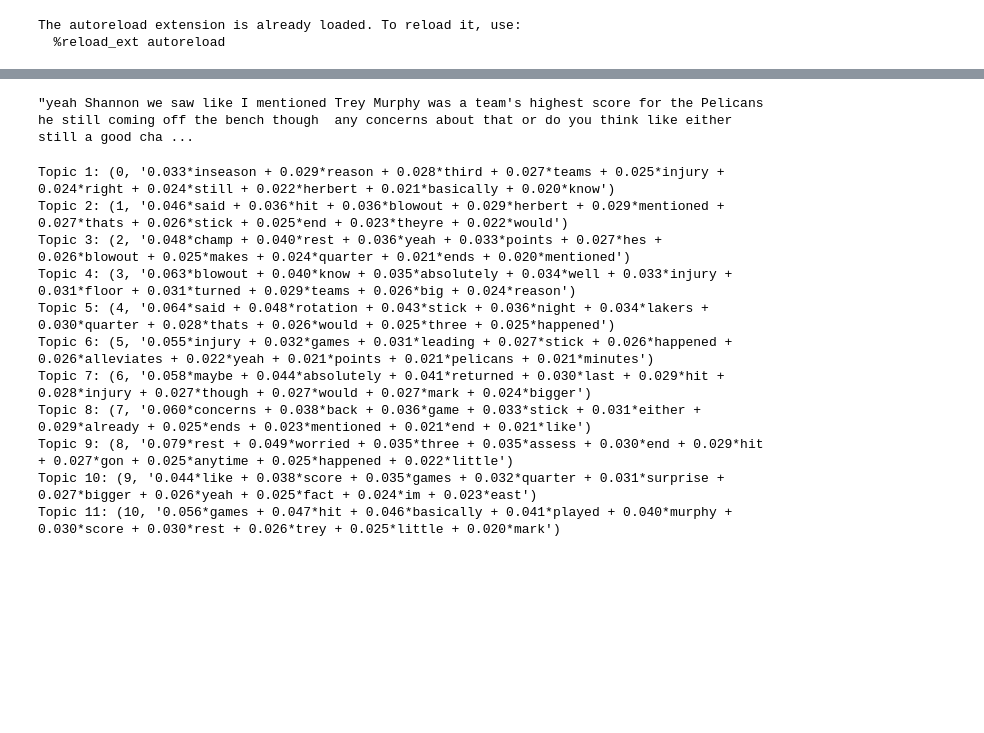
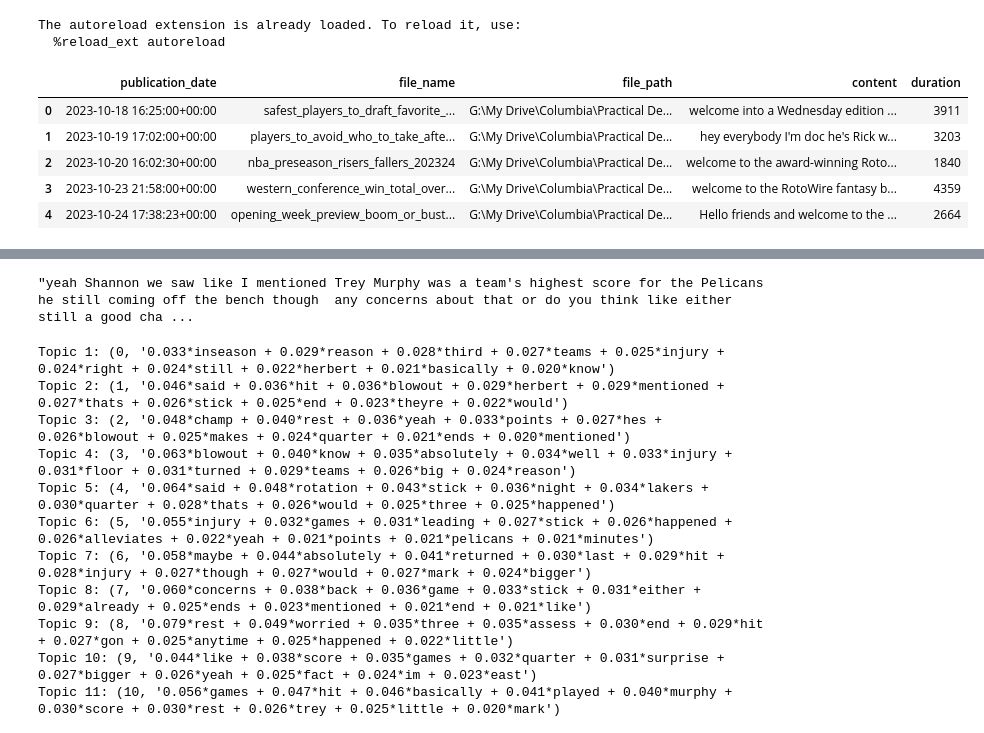
Before and after one commit to patcao/FantasyPodcastInsights, a Jupyter notebook: notebooks/Clean-Podcast-Data.ipynb, the cells around one changed output, grey strips where cells are left out. Drawn from its saved outputs; the diff is of its cells as text; code cells hidden in the pictures; blank space fills up the shorter version.

Commit message:
Add PodcastContainer

```diff
--- a/notebooks/Clean-Podcast-Data.ipynb
+++ b/notebooks/Clean-Podcast-Data.ipynb
@@ -26,3 +30,18 @@ df = load_clean_scores(["2023-24"])
 # %% [output]
 The autoreload extension is already loaded. To reload it, use:
   %reload_ext autoreload
+# %%
+from src.data_utils import PodcastContainer, load_clean_scores
+from src.player_utils import PlayerUtil
+from src.utils import  get_repo_root
+
+cont = PodcastContainer()
+podcast_df = cont.get_podcast_data()
+podcast_df.head()
+# %% [output]
+|  | publication_date | file_name | file_path | content | duration |
+| 0 | 2023-10-18 16:25:00+00:00 | safest_players_to_draft_favorite_... | G:\My Drive\Columbia\Practical De... | welcome into a Wednesday edition ... | 3911 |
+| 1 | 2023-10-19 17:02:00+00:00 | players_to_avoid_who_to_take_afte... | G:\My Drive\Columbia\Practical De... | hey everybody I'm doc he's Rick w... | 3203 |
+| 2 | 2023-10-20 16:02:30+00:00 | nba_preseason_risers_fallers_202324 | G:\My Drive\Columbia\Practical De... | welcome to the award-winning Roto... | 1840 |
+| 3 | 2023-10-23 21:58:00+00:00 | western_conference_win_total_over... | G:\My Drive\Columbia\Practical De... | welcome to the RotoWire fantasy b... | 4359 |
+| 4 | 2023-10-24 17:38:23+00:00 | opening_week_preview_boom_or_bust... | G:\My Drive\Columbia\Practical De... | Hello friends and welcome to the ... | 2664 |
```
Also changed, not shown: parts of 14 cells of this notebook, 4 other files.
